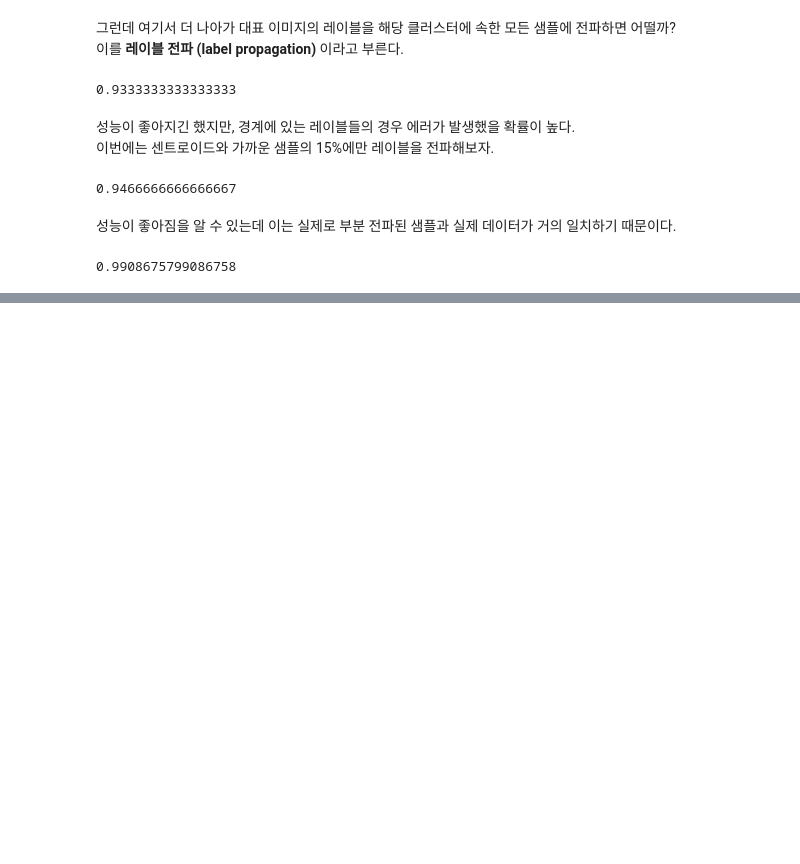
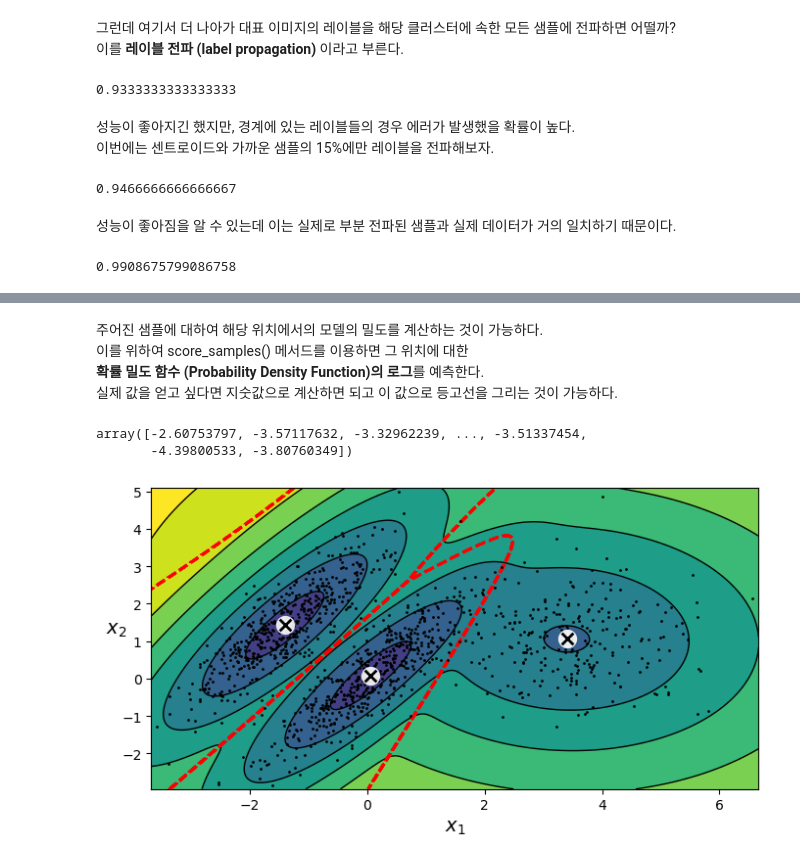
Before and after one commit to Hesh0629/Hands-On-ML, a Jupyter notebook: src/chapter 9.ipynb, the cells around one changed output, grey strips where cells are left out. Saved outputs shown, nothing was run; the diff lists cells and outputs as text; code cells hidden in the pictures; blank space fills up the shorter version.

```diff
--- a/src/chapter 9.ipynb
+++ b/src/chapter 9.ipynb
@@ -401,0 +469,18 @@ np.mean(y_train_partially_propagated==y_train[partially_propagated])
+# %%
+from sklearn.datasets import make_blobs
+import numpy as np
+
+X1, y1 = make_blobs(n_samples=1000, centers=((4, -4), (0, 0)), random_state=42)
+X1 = X1.dot(np.array([[0.374, 0.95], [0.732, 0.598]]))
+X2, y2 = make_blobs(n_samples=250, centers=1, random_state=42)
+X2 = X2 + [6, -8]
+X = np.r_[X1, X2]
+y = np.r_[y1, y2]
+# %%
+from sklearn.mixture import GaussianMixture
+
+gm = GaussianMixture(n_components=3, n_init=10)
+gm.fit(X)
+print(gm.weights_, '\n')
+print(gm.means_, '\n')
+print(gm.covariances_)
@@ -401,0 +550,59 @@ np.mean(y_train_partially_propagated==y_train[partially_propagated])
+# %% [markdown]
+주어진 샘플에 대하여 해당 위치에서의 모델의 밀도를 계산하는 것이 가능하다.
+이를 위하여 score_samples() 메서드를 이용하면 그 위치에 대한
+**확률 밀도 함수 (Probability Density Function)의 로그**를 예측한다.
+실제 값을 얻고 싶다면 지숫값으로 계산하면 되고 이 값으로 등고선을 그리는 것이 가능하다.
+# %%
+gm.score_samples(X)
+# %% [output]
+array([-2.60753797, -3.57117632, -3.32962239, ..., -3.51337454,
+       -4.39800533, -3.80760349])
+# %%
+from matplotlib.colors import LogNorm
+
+def plot_centroids(centroids, weights=None, circle_color='w', cross_color='k'):
+    if weights is not None:
+        centroids = centroids[weights > weights.max() / 10]
+    plt.scatter(centroids[:, 0], centroids[:, 1],
+                marker='o', s=35, linewidths=8,
+                color=circle_color, zorder=10, alpha=0.9)
+    plt.scatter(centroids[:, 0], centroids[:, 1],
+                marker='x', s=2, linewidths=12,
+                color=cross_color, zorder=11, alpha=1)
+
+def plot_gaussian_mixture(clusterer, X, resolution=1000, show_ylabels=True):
+    mins = X.min(axis=0) - 0.1
+    maxs = X.max(axis=0) + 0.1
+    xx, yy = np.meshgrid(np.linspace(mins[0], maxs[0], resolution),
+                         np.linspace(mins[1], maxs[1], resolution))
+    Z = -clusterer.score_samples(np.c_[xx.ravel(), yy.ravel()])
+    Z = Z.reshape(xx.shape)
+
+    plt.contourf(xx, yy, Z,
+                 norm=LogNorm(vmin=1.0, vmax=30.0),
+                 levels=np.logspace(0, 2, 12))
+    plt.contour(xx, yy, Z,
+                norm=LogNorm(vmin=1.0, vmax=30.0),
+                levels=np.logspace(0, 2, 12),
+                linewidths=1, colors='k')
+
+    Z = clusterer.predict(np.c_[xx.ravel(), yy.ravel()])
+    Z = Z.reshape(xx.shape)
+    plt.contour(xx, yy, Z,
+                linewidths=2, colors='r', linestyles='dashed')
+
+    plt.plot(X[:, 0], X[:, 1], 'k.', markersize=2)
+    plot_centroids(clusterer.means_, clusterer.weights_)
+
+    plt.xlabel("$x_1$", fontsize=14)
+    if show_ylabels:
+        plt.ylabel("$x_2$", fontsize=14, rotation=0)
+    else:
+        plt.tick_params(labelleft=False)
+plt.figure(figsize=(8, 4))
+
+plot_gaussian_mixture(gm, X)
+
+plt.show()
+# %% [output]
+[figure, added]
```
Also changed, not shown: parts of 19 cells of this notebook, 5 other files.
